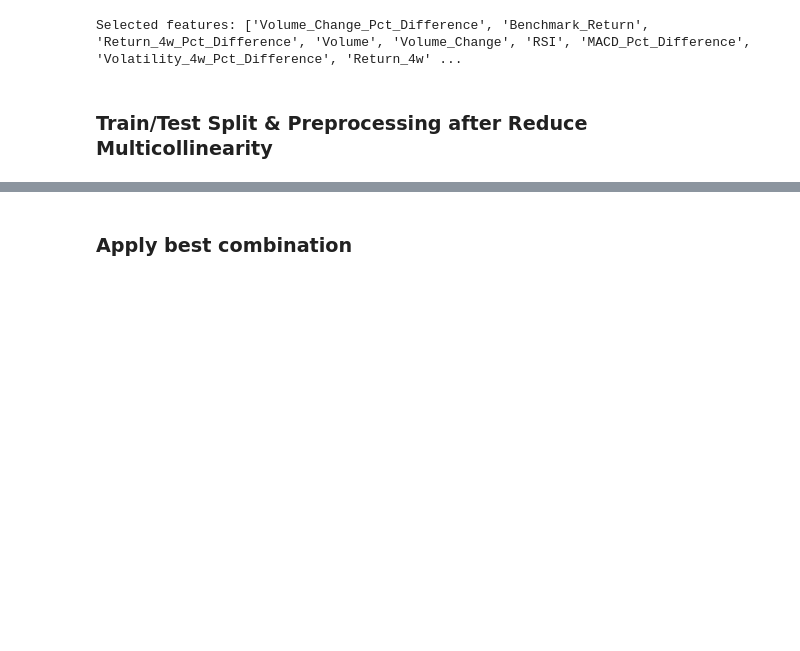
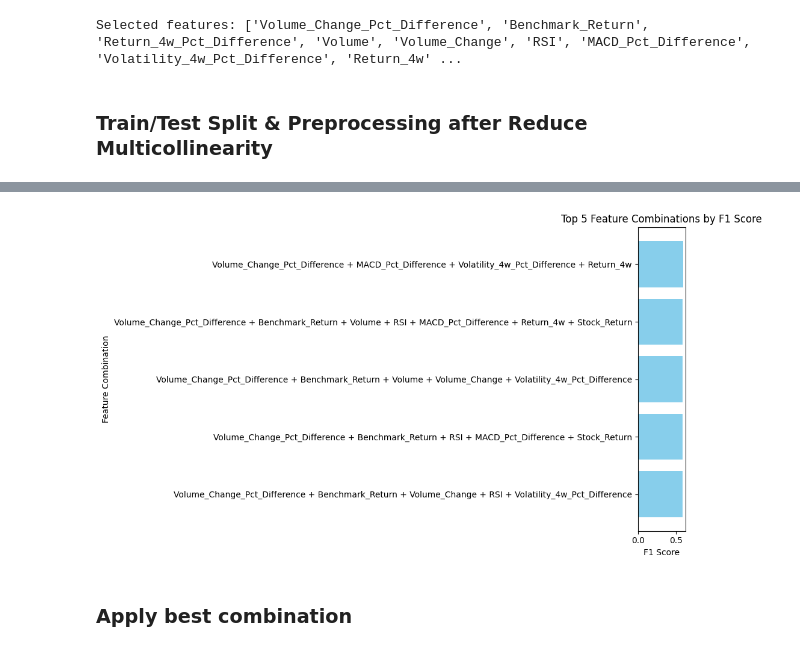
Before and after one commit to PEEMAI2004/CPE-232-Project, a Jupyter notebook: Portfolio Management Project Using Random Forest.ipynb, the cells around one changed output, grey strips where cells are left out. Cells and saved outputs as stored; diff of their text form; code cells hidden in the pictures; blank space fills up the shorter version.

```diff
--- a/Portfolio Management Project Using Random Forest.ipynb
+++ b/Portfolio Management Project Using Random Forest.ipynb
@@ -453,4 +498,23 @@ results
  ...]
+# %%
+import matplotlib.pyplot as plt
+
+# Extract the top 5 results
+top_5_results = sorted(results, key=lambda x: x[1], reverse=True)[:5]
+combinations = [' + '.join(combo) for combo, _ in top_5_results]
+scores = [score for _, score in top_5_results]
+
+# Plot the results
+plt.figure(figsize=(10, 6))
+plt.barh(combinations, scores, color='skyblue')
+plt.xlabel('F1 Score')
+plt.ylabel('Feature Combination')
+plt.title('Top 5 Feature Combinations by F1 Score')
+plt.gca().invert_yaxis()  # Invert y-axis to show the best score at the top
+plt.tight_layout()
+plt.show()
+# %% [output]
+[figure, added]
 # %% [markdown]
 ### Apply best combination
 # %%
```
Also changed, not shown: parts of 17 cells of this notebook.
